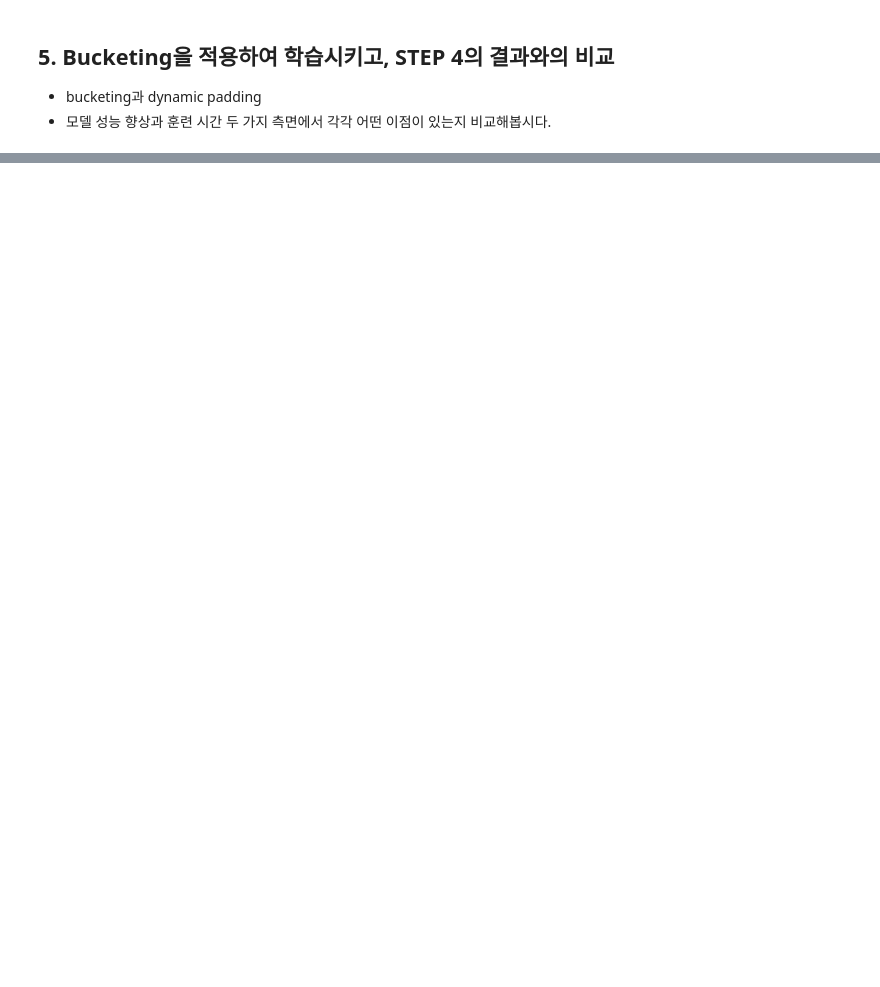
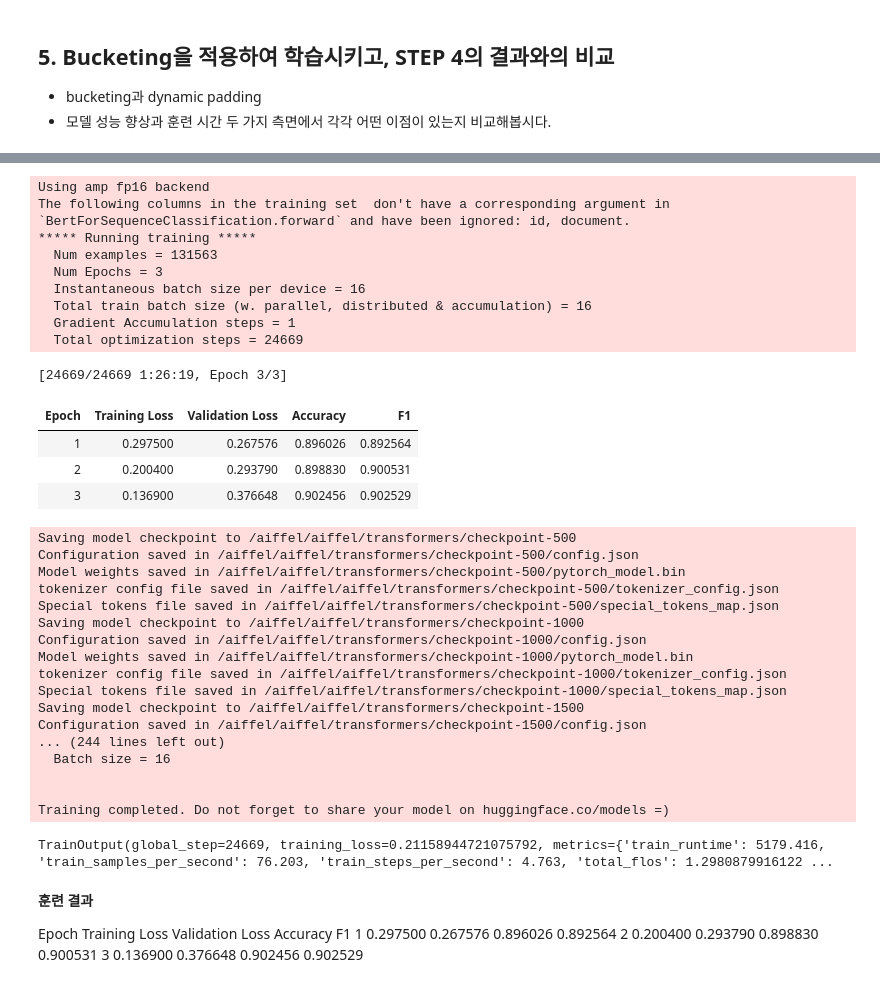
Before and after one commit to YSKIM-moya/AIFFEL_quest_rs, a Jupyter notebook: GoingDeeper/Gd07/HuggingFace_CustermProject_nsmc.ipynb, the cells around one changed output, grey strips where cells are left out. Cells and saved outputs as stored; diff of their text form; code cells hidden in the pictures; blank space fills up the shorter version.

```diff
--- a/GoingDeeper/Gd07/HuggingFace_CustermProject_nsmc.ipynb
+++ b/GoingDeeper/Gd07/HuggingFace_CustermProject_nsmc.ipynb
@@ -218,0 +659,4 @@ For debugging consider passing CUDA_LAUNCH_BLOCKING=1.
+# %%
+from transformers import DataCollatorWithPadding
+
+data_collator = DataCollatorWithPadding(tokenizer=huggingface_tokenizer)
@@ -218,0 +697,72 @@ For debugging consider passing CUDA_LAUNCH_BLOCKING=1.
+# %%
+import os
+import numpy as np
+from transformers import Trainer, TrainingArguments
+
+output_dir = os.getenv('HOME')+'/aiffel/transformers'
+
+training_arguments_5 = TrainingArguments(
+    output_dir,                                         # output이 저장될 경로
+    evaluation_strategy="epoch",        #evaluation하는 빈도
+    logging_strategy="epoch",           # epoch마다 로그 기록
+    learning_rate = 2e-5,               #learning_rate
+    per_device_train_batch_size = 16,   # 각 device 당 batch size
+    per_device_eval_batch_size = 16,    # evaluation 시에 batch size
+    num_train_epochs = 3,                     # train 시킬 총 epochs
+    weight_decay = 0.01,                        # weight decay
+    logging_dir="./case5_logs",
+    group_by_length=True,              # 자동 Bucketing 기능. 길이 기준 정렬 + 샘플링을 자동으로 수행
+    fp16  = True
+)
+
+
+trainer_5 = Trainer(
+    model=huggingface_model,           # 학습시킬 model
+    args=training_arguments_5,           # TrainingArguments을 통해 설정한 arguments
+    train_dataset=hf_train_dataset,    # training dataset
+    eval_dataset=hf_val_dataset,
+    compute_metrics=compute_metrics,
+    tokenizer=huggingface_tokenizer,
+    data_collator=data_collator          # 동적 패딩 적용
+)
+trainer_5.train()
+# %% [output]
+Using amp fp16 backend
+The following columns in the training set  don't have a corresponding argument in `BertForSequenceClassification.forward` and have been ignored: id, document.
+***** Running training *****
+  Num examples = 131563
+  Num Epochs = 3
+  Instantaneous batch size per device = 16
+  Total train batch size (w. parallel, distributed & accumulation) = 16
+  Gradient Accumulation steps = 1
+  Total optimization steps = 24669
+[24669/24669 1:26:19, Epoch 3/3]
+| Epoch | Training Loss | Validation Loss | Accuracy | F1 |
+| 1 | 0.297500 | 0.267576 | 0.896026 | 0.892564 |
+| 2 | 0.200400 | 0.293790 | 0.898830 | 0.900531 |
+| 3 | 0.136900 | 0.376648 | 0.902456 | 0.902529 |
+Saving model checkpoint to /aiffel/aiffel/transformers/checkpoint-500
+Configuration saved in /aiffel/aiffel/transformers/checkpoint-500/config.json
+Model weights saved in /aiffel/aiffel/transformers/checkpoint-500/pytorch_model.bin
+tokenizer config file saved in /aiffel/aiffel/transformers/checkpoint-500/tokenizer_config.json
+Special tokens file saved in /aiffel/aiffel/transformers/checkpoint-500/special_tokens_map.json
+Saving model checkpoint to /aiffel/aiffel/transformers/checkpoint-1000
+Configuration saved in /aiffel/aiffel/transformers/checkpoint-1000/config.json
+Model weights saved in /aiffel/aiffel/transformers/checkpoint-1000/pytorch_model.bin
+tokenizer config file saved in /aiffel/aiffel/transformers/checkpoint-1000/tokenizer_config.json
+Special tokens file saved in /aiffel/aiffel/transformers/checkpoint-1000/special_tokens_map.json
+Saving model checkpoint to /aiffel/aiffel/transformers/checkpoint-1500
+Configuration saved in /aiffel/aiffel/transformers/checkpoint-1500/config.json
+... (244 lines left out)
+  Batch size = 16
+
+
+Training completed. Do not forget to share your model on huggingface.co/models =)
+TrainOutput(global_step=24669, training_loss=0.21158944721075792, metrics={'train_runtime': 5179.416, 'train_samples_per_second': 76.203, 'train_steps_per_second': 4.763, 'total_flos': 1.2980879916122 ...
+# %% [markdown]
+**훈련 결과**
+
+Epoch	Training Loss	Validation Loss	Accuracy	F1
+1	0.297500	0.267576	0.896026	0.892564
+2	0.200400	0.293790	0.898830	0.900531
+3	0.136900	0.376648	0.902456	0.902529
```
Also changed, not shown: parts of 53 cells of this notebook.
